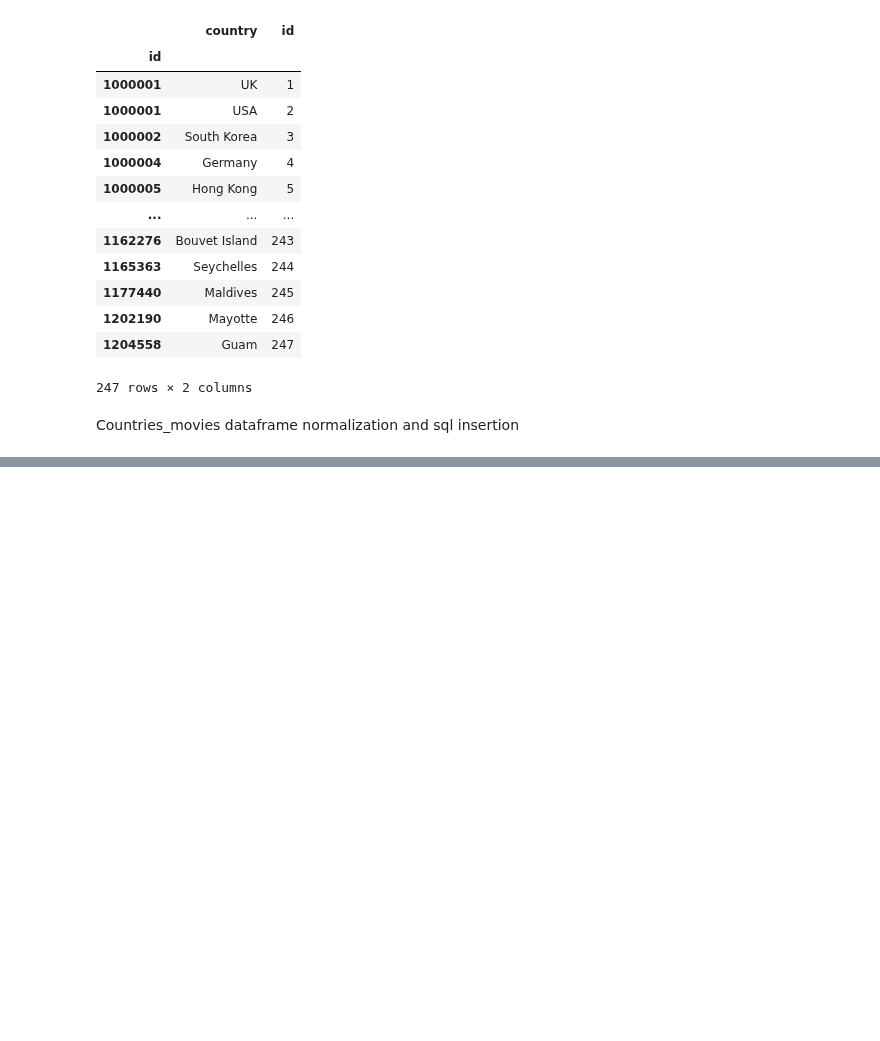
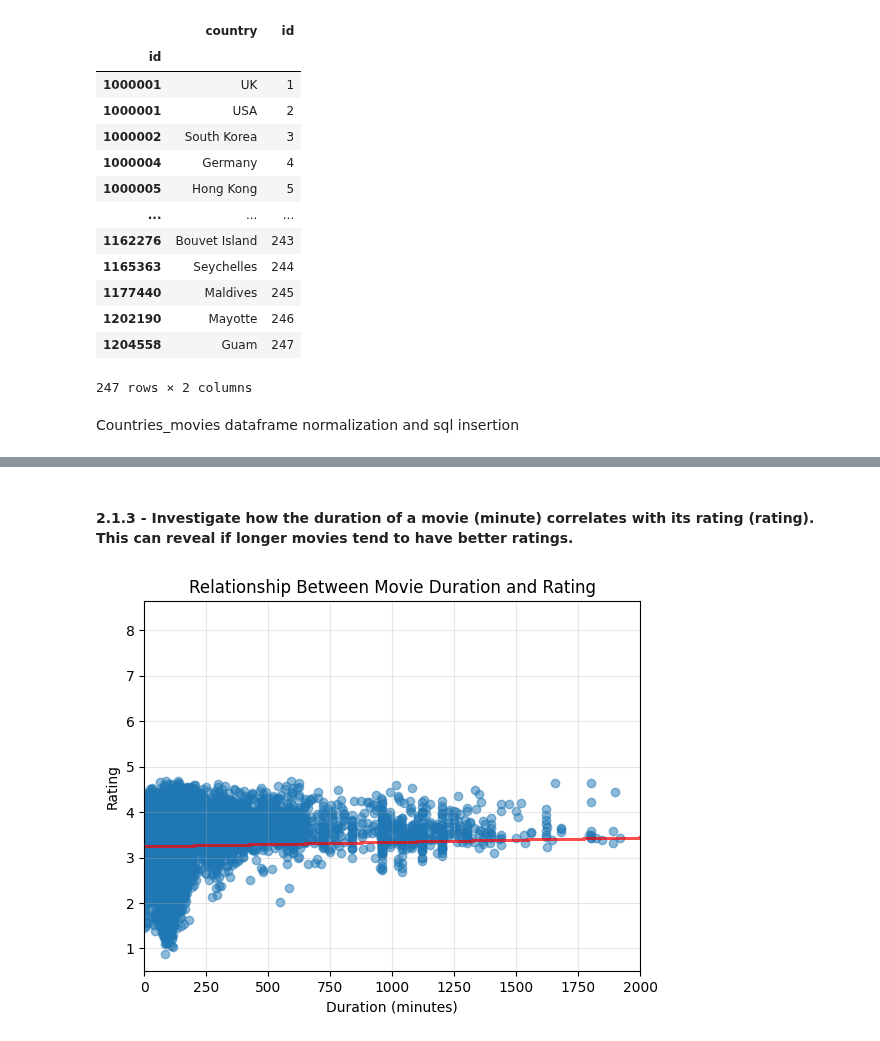
Before and after one commit to SacchettiLorenzo/IUMTWEB_DataAnalysis, a Jupyter notebook: data cleaning/DataCleaning.ipynb, the cells around one changed output, grey strips where cells are left out. Drawn from its saved outputs; the diff is of its cells as text; code cells hidden in the pictures; blank space fills up the shorter version.

```diff
--- a/data cleaning/DataCleaning.ipynb
+++ b/data cleaning/DataCleaning.ipynb
@@ -1055,0 +1100,23 @@ movie_studios_df.to_csv(f"{output_path}studios_movies.csv", index=False)
+# %% [markdown]
+#### 2.1.3 - Investigate how the duration of a movie (minute) correlates with its rating (rating). This can reveal if longer movies tend to have better ratings.
+# %%
+# Filter rows where either 'minute' or 'rating' is null
+filtered_df = movies_df.dropna(subset=['minute', 'rating'])
+
+# Scatter plot
+plt.scatter(filtered_df['minute'], filtered_df['rating'], alpha=0.5)
+plt.title('Relationship Between Movie Duration and Rating')
+plt.xlabel('Duration (minutes)')
+plt.ylabel('Rating')
+plt.grid(alpha=0.3)
+
+# Set x-axis limit
+plt.xlim(0, 2000)  # Limits x-axis to the range 0-2000 minutes
+
+# Add a trend line
+fit = np.polyfit(filtered_df['minute'], filtered_df['rating'], 1)
+plt.plot(filtered_df['minute'], fit[0] * filtered_df['minute'] + fit[1], color='red', alpha=0.7)
+
+plt.show()
+# %% [output]
+[figure, added]
```
Also changed, not shown: parts of 23 cells of this notebook.
